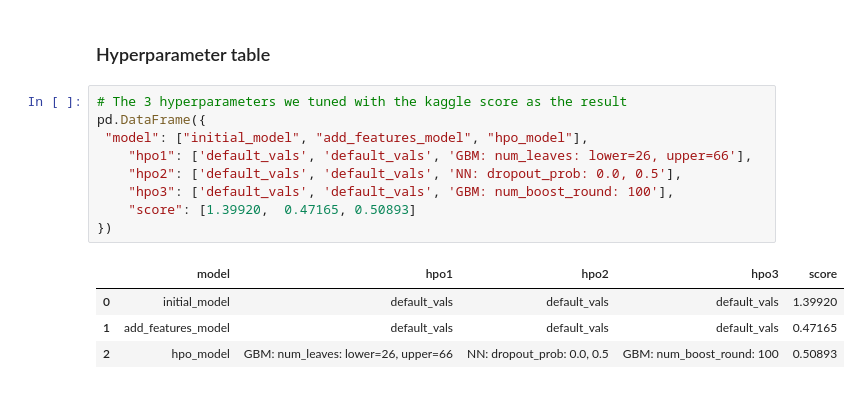
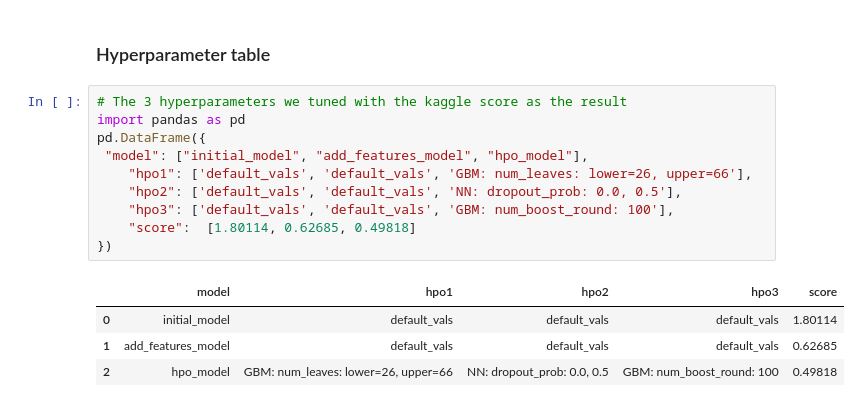
Before and after one commit to akankshaajoshi/Predict-Bike-Sharing-Demand-with-Autogluon, a Jupyter notebook: project/project_template.ipynb, the cells around one changed output. Cells and saved outputs as stored; diff of their text form.

```diff
--- a/project/project_template.ipynb
+++ b/project/project_template.ipynb
@@ -692,15 +692,16 @@ fig.savefig('model_test_score.png')
 ### Hyperparameter table
 # %%
 # The 3 hyperparameters we tuned with the kaggle score as the result
+import pandas as pd
 pd.DataFrame({
  "model": ["initial_model", "add_features_model", "hpo_model"],
     "hpo1": ['default_vals', 'default_vals', 'GBM: num_leaves: lower=26, upper=66'],
     "hpo2": ['default_vals', 'default_vals', 'NN: dropout_prob: 0.0, 0.5'],
     "hpo3": ['default_vals', 'default_vals', 'GBM: num_boost_round: 100'],
-    "score": [1.39920,  0.47165, 0.50893]
+    "score":  [1.80114, 0.62685, 0.49818]
 })
 # %% [output]
 |  | model | hpo1 | hpo2 | hpo3 | score |
-| 0 | initial_model | default_vals | default_vals | default_vals | 1.39920 |
-| 1 | add_features_model | default_vals | default_vals | default_vals | 0.47165 |
-| 2 | hpo_model | GBM: num_leaves: lower=26, upper=66 | NN: dropout_prob: 0.0, 0.5 | GBM: num_boost_round: 100 | 0.50893 |
+| 0 | initial_model | default_vals | default_vals | default_vals | 1.80114 |
+| 1 | add_features_model | default_vals | default_vals | default_vals | 0.62685 |
+| 2 | hpo_model | GBM: num_leaves: lower=26, upper=66 | NN: dropout_prob: 0.0, 0.5 | GBM: num_boost_round: 100 | 0.49818 |
```
Also changed, not shown: 1 other file.
